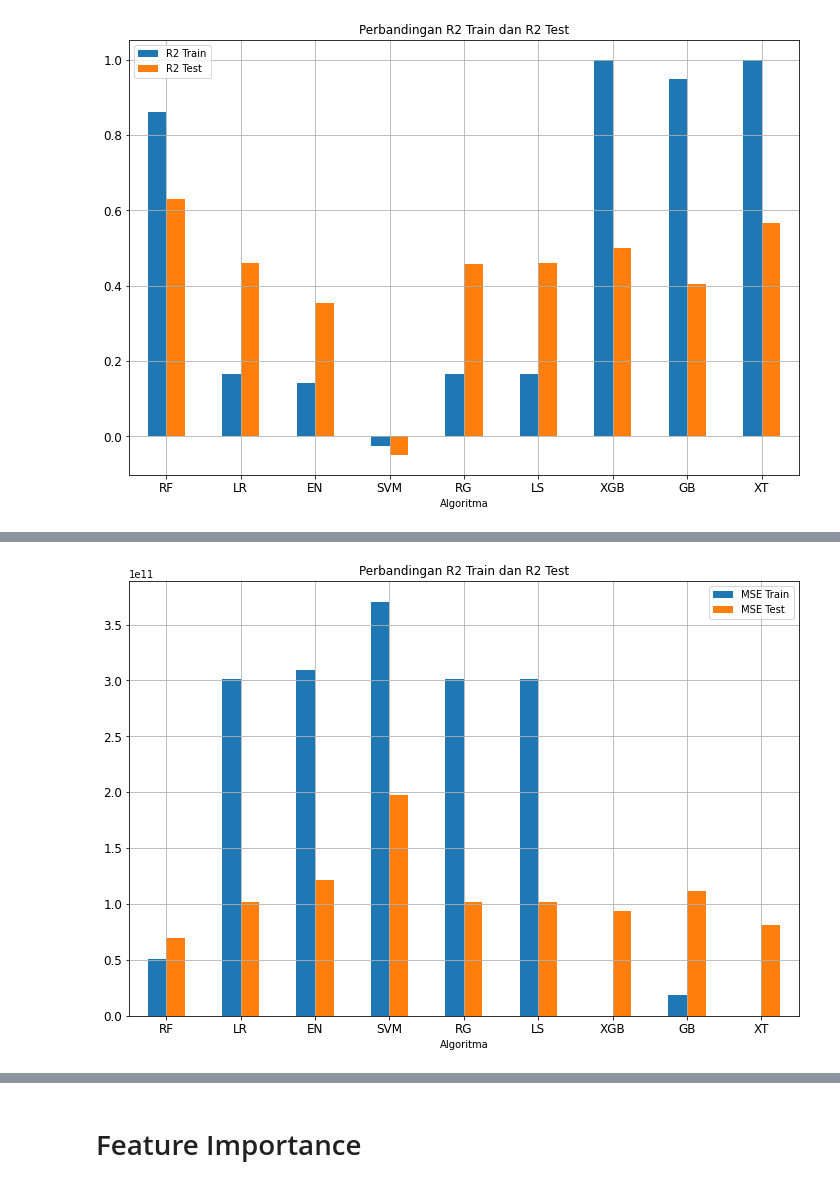
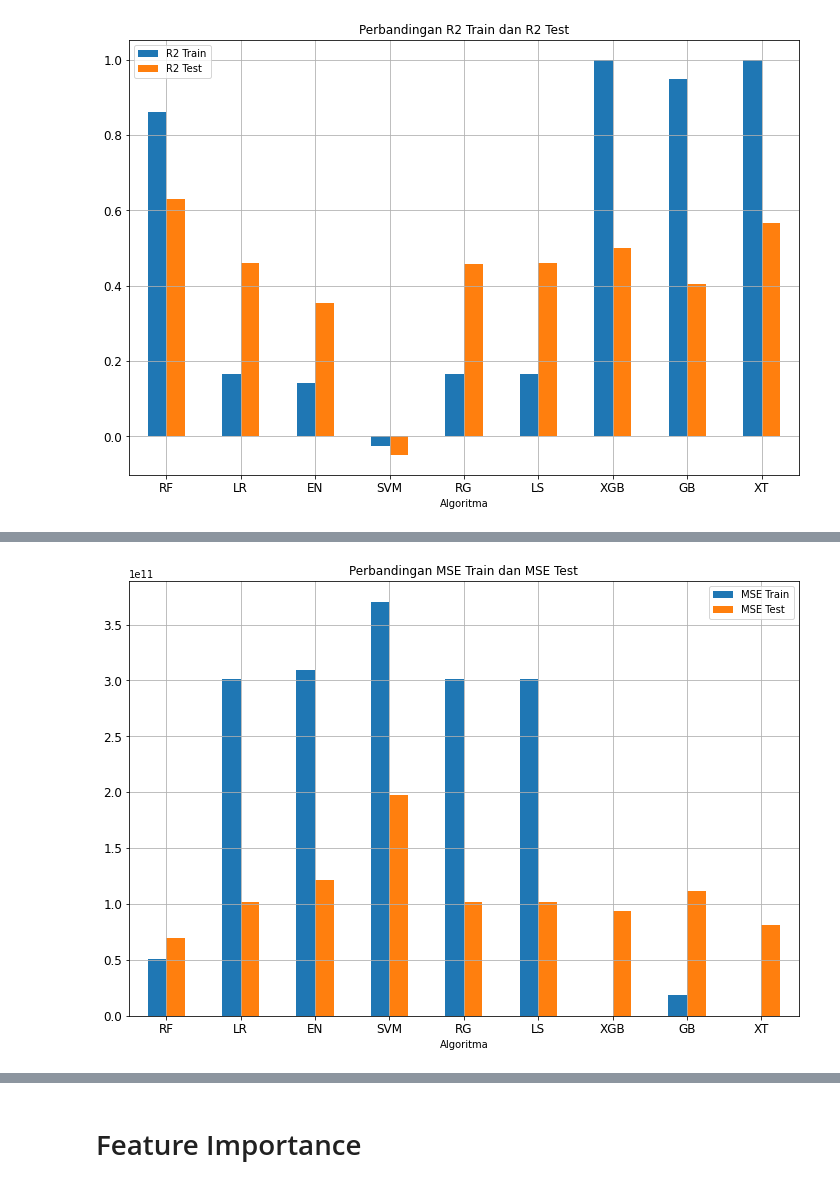
Before and after one commit to raihankemmy/Data_Science_Project, a Jupyter notebook: Regresi/House Price Prediction/code.ipynb, the cells around one changed output, grey strips where cells are left out. Drawn from its saved outputs; the diff is of its cells as text; code cells hidden in the pictures.

```diff
--- a/Regresi/House Price Prediction/code.ipynb
+++ b/Regresi/House Price Prediction/code.ipynb
@@ -1429,6 +1429,6 @@ plt.xticks(ticks=range(0, len(hasil_evaluasi['Algoritma'])), labels=['RF', 'LR',
 # %%
-hasil_evaluasi.plot(kind='bar', figsize=(12, 8), x='Algoritma', y=['MSE Train', 'MSE Test'], rot=0, fontsize=12, grid=True, title='Perbandingan R2 Train dan R2 Test')
+hasil_evaluasi.plot(kind='bar', figsize=(12, 8), x='Algoritma', y=['MSE Train', 'MSE Test'], rot=0, fontsize=12, grid=True, title='Perbandingan MSE Train dan MSE Test')
 plt.xticks(ticks=range(0, len(hasil_evaluasi['Algoritma'])), labels=['RF', 'LR', 'EN', 'SVM', 'RG', 'LS', 'XGB', 'GB', 'XT']);
 # %% [output]
-[figure, old version]
+[figure, new version]
 # %%
```
Also changed, not shown: parts of 4 cells of this notebook, 1 other file.
